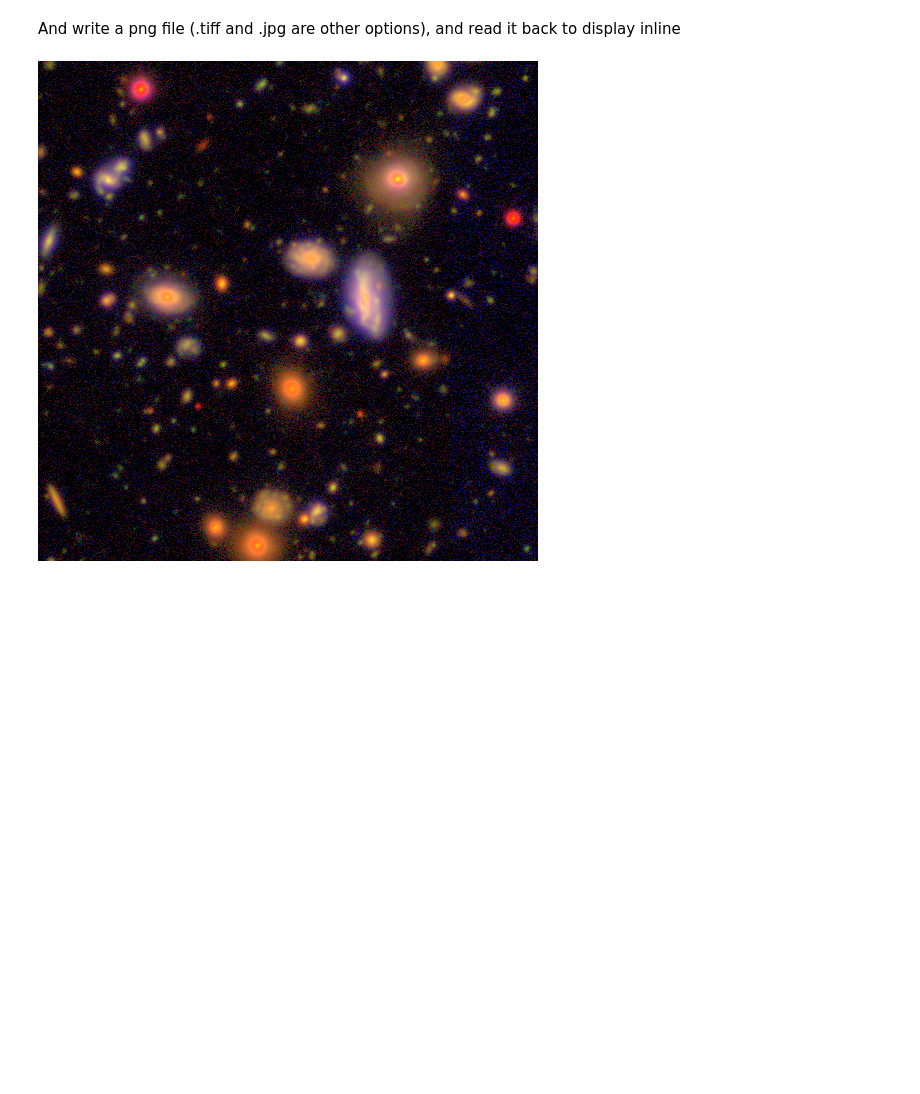
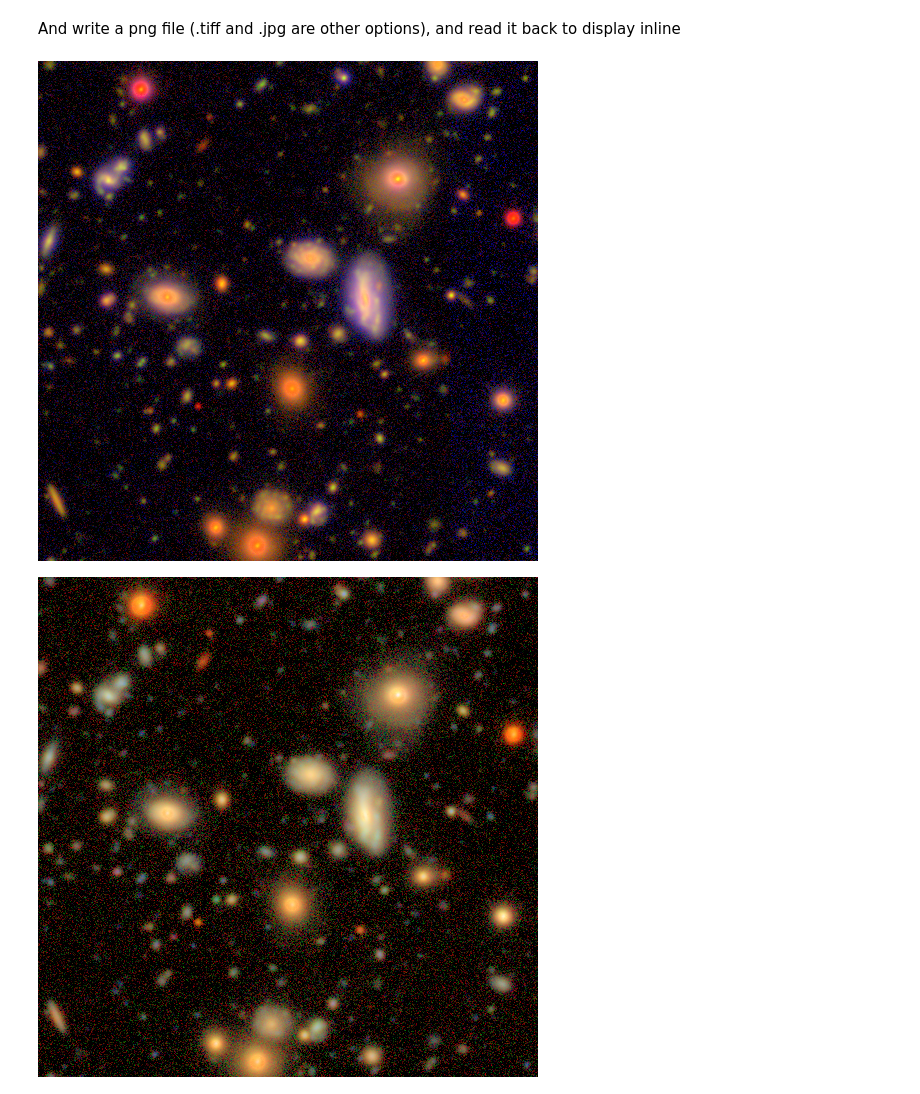
Before and after one commit to RobertLuptonTheGood/notebooks, a Jupyter notebook: Colour Images.ipynb, the cells around one changed output. Drawn from its saved outputs; the diff is of its cells as text; code cells hidden in the pictures; blank space fills up the shorter version.

Commit message:
Make gri, riz, and izy images

```diff
--- a/Colour Images.ipynb
+++ b/Colour Images.ipynb
@@ -23,8 +23,7 @@ else:
 
 raDec = afwCoord.Coord(ra*afwGeom.degrees, dec*afwGeom.degrees)
 
-filters = "gri"    # bluest first as they'll be mapped to BGR
-B, G, R = filters
+filters = "grizy"  # filters to process -- we choose our bands when we set B, R, G = ...
 
 cutoutSize = 500   # pixels
 # %% [markdown]
@@ -60,17 +59,24 @@ for f in filters:
 # %% [markdown]
 And write a png file (.tiff and .jpg are other options), and read it back to display inline
 # %%
-if not False:
-    saturValue = 1
-    afwRgb.replaceSaturatedPixels(images[R], images[G], images[B], 2, saturValue)
-
-rgbFile = "foo.png"
+rgbFileFmt = "foo-%s.png"
 min = -0.0
 max = 0.3
 Q = 8
 
-afwRgb.RgbImageF(images[R].getImage(), images[G].getImage(), images[B].getImage(),
-                 afwRgb.asinhMappingF(min, max - min, Q)).write(rgbFile)
-iPyImage(filename=rgbFile)
+res = []
+for bands in ["gri", "riz", "izy"]:
+    rgbFile = rgbFileFmt % bands
+
+    B, G, R = bands
+
+    if True:
+        saturValue = 1
+        afwRgb.replaceSaturatedPixels(images[R], images[G], images[B], 2, saturValue)
+
+    afwRgb.RgbImageF(images[R].getImage(), images[G].getImage(), images[B].getImage(),
+                     afwRgb.asinhMappingF(min, max - min, Q)).write(rgbFile)
+    display(iPyImage(filename=rgbFile))
 # %% [output]
 [figure]
+[figure, added]
```
Also changed, not shown: parts of 1 cell of this notebook.
